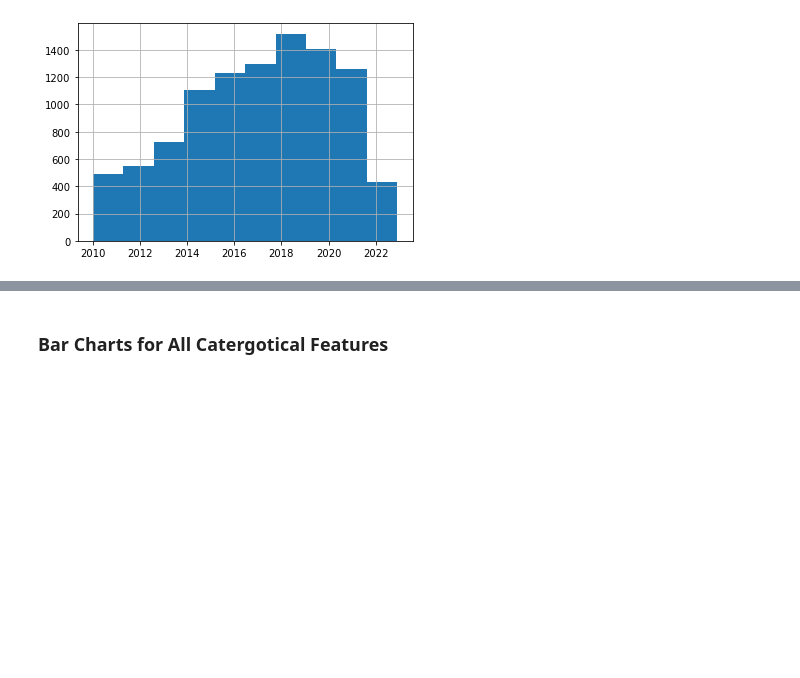
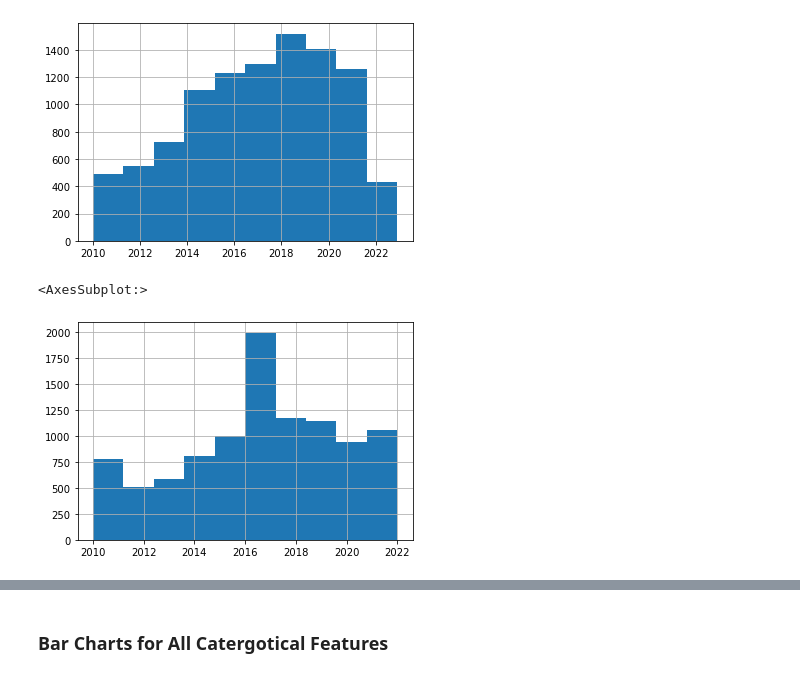
Before and after one commit to Gus1616/Data_analytics_homework1, a Jupyter notebook: Boothman_Gus_17350796_COMP47350_Homework1.ipynb, the cells around one changed output, grey strips where cells are left out. Saved outputs shown, nothing was run; the diff lists cells and outputs as text; code cells hidden in the pictures; blank space fills up the shorter version.

```diff
--- a/Boothman_Gus_17350796_COMP47350_Homework1.ipynb
+++ b/Boothman_Gus_17350796_COMP47350_Homework1.ipynb
@@ -607,3 +653,8 @@ df['Date of Sale (dd/mm/yyyy)'].hist()
 # %% [output]
 <AxesSubplot:>
 [figure]
+# %%
+df['Year'].hist()
+# %% [output]
+<AxesSubplot:>
+[figure, added]
```
Also changed, not shown: parts of 22 cells of this notebook, 8 other files.
